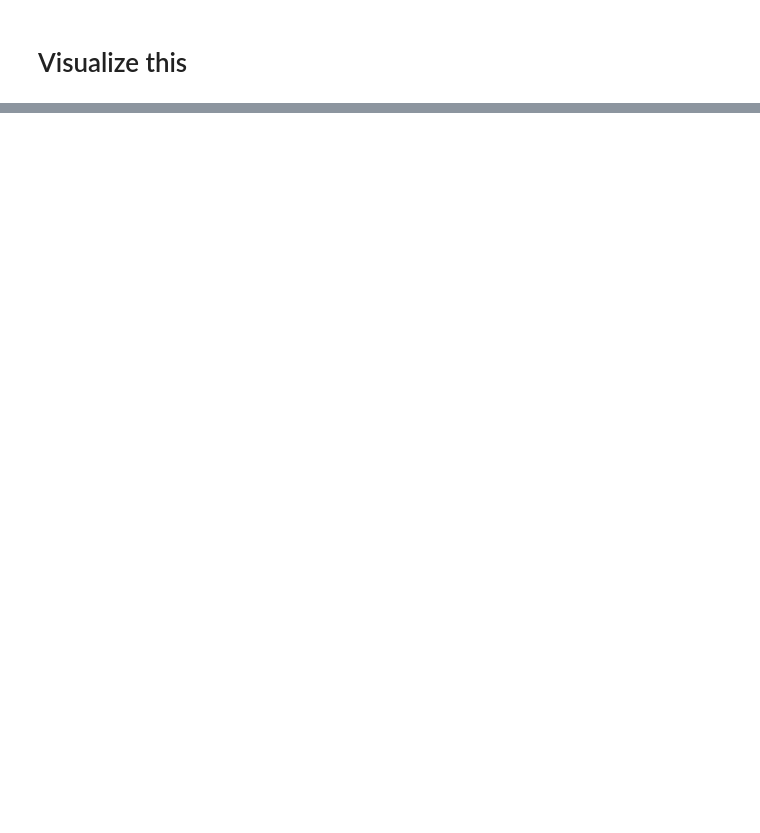
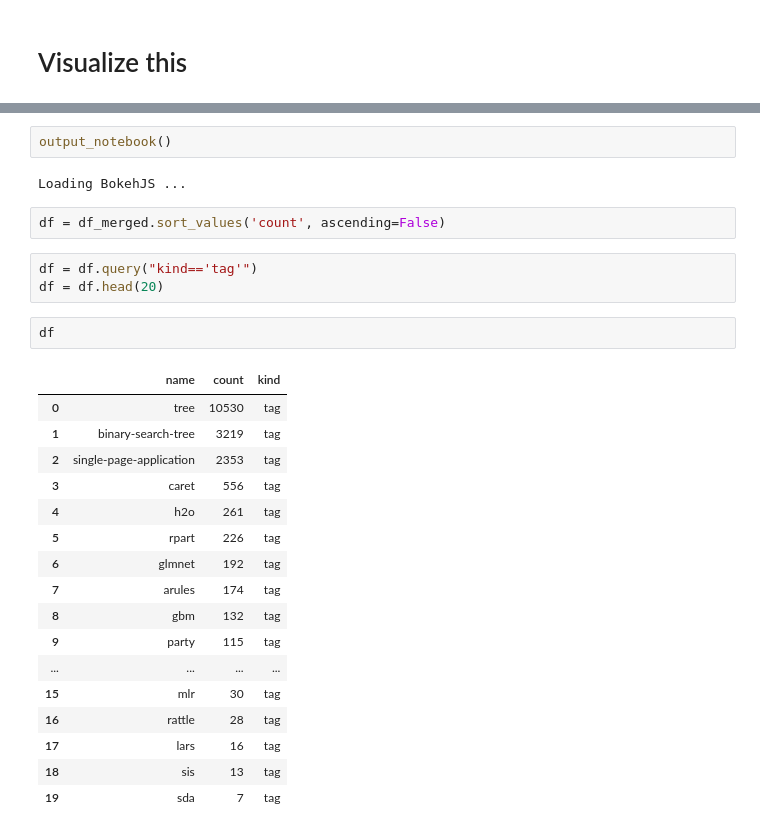
Before and after one commit to thedataincubator/data-science-blogs, a Jupyter notebook: draft-blog-data-analysis.ipynb, the cells around one changed output, grey strips where cells are left out. Cells and saved outputs as stored; diff of their text form; blank space fills up the shorter version.

```diff
--- a/draft-blog-data-analysis.ipynb
+++ b/draft-blog-data-analysis.ipynb
@@ -130,0 +168,29 @@ df_body_r.head(20)
+# %%
+output_notebook()
+# %% [output]
+Loading BokehJS ...
+# %%
+df = df_merged.sort_values('count', ascending=False)
+# %%
+df = df.query("kind=='tag'")
+df = df.head(20)
+# %%
+df
+# %% [output]
+|  | name | count | kind |
+| 0 | tree | 10530 | tag |
+| 1 | binary-search-tree | 3219 | tag |
+| 2 | single-page-application | 2353 | tag |
+| 3 | caret | 556 | tag |
+| 4 | h2o | 261 | tag |
+| 5 | rpart | 226 | tag |
+| 6 | glmnet | 192 | tag |
+| 7 | arules | 174 | tag |
+| 8 | gbm | 132 | tag |
+| 9 | party | 115 | tag |
+| ... | ... | ... | ... |
+| 15 | mlr | 30 | tag |
+| 16 | rattle | 28 | tag |
+| 17 | lars | 16 | tag |
+| 18 | sis | 13 | tag |
+| 19 | sda | 7 | tag |
```
Also changed, not shown: parts of 25 cells of this notebook, 1 other file.
